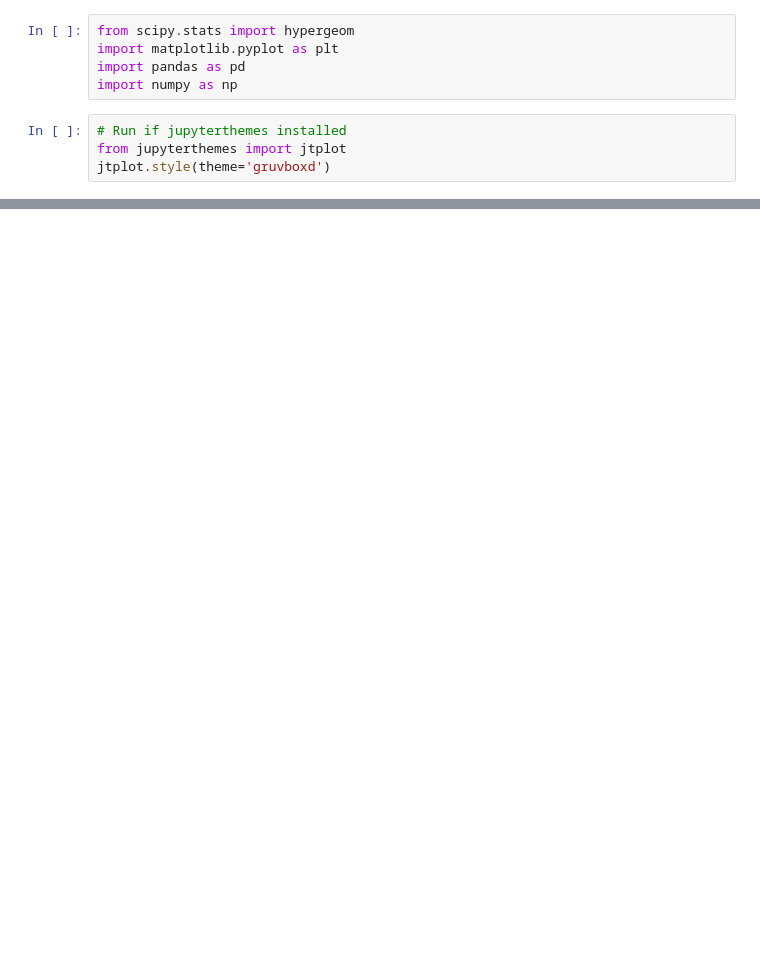
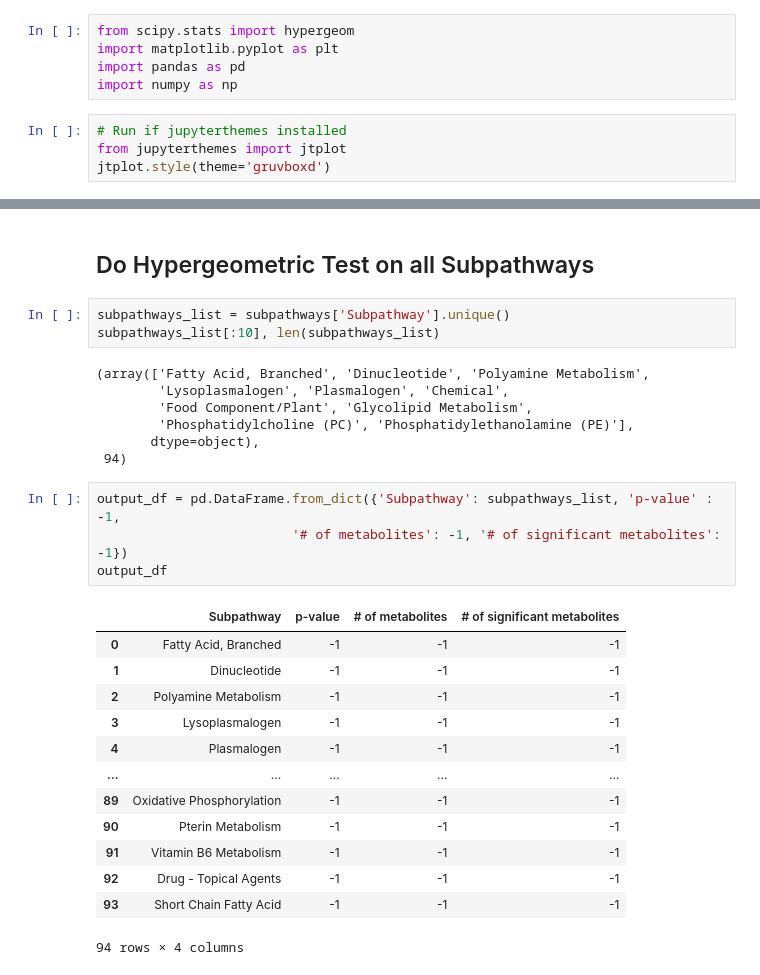
Before and after one commit to danielchang2002/FecalMetabolomics, a Jupyter notebook: notebooks/Hypergeometric.ipynb, the cells around one changed output, grey strips where cells are left out. Cells and saved outputs as stored; diff of their text form; blank space fills up the shorter version.

```diff
--- a/notebooks/Hypergeometric.ipynb
+++ b/notebooks/Hypergeometric.ipynb
@@ -39,0 +132,30 @@ df
+# %% [markdown]
+## Do Hypergeometric Test on all Subpathways
+# %%
+subpathways_list = subpathways['Subpathway'].unique()
+subpathways_list[:10], len(subpathways_list)
+# %% [output]
+(array(['Fatty Acid, Branched', 'Dinucleotide', 'Polyamine Metabolism',
+        'Lysoplasmalogen', 'Plasmalogen', 'Chemical',
+        'Food Component/Plant', 'Glycolipid Metabolism',
+        'Phosphatidylcholine (PC)', 'Phosphatidylethanolamine (PE)'],
+       dtype=object),
+ 94)
+# %%
+output_df = pd.DataFrame.from_dict({'Subpathway': subpathways_list, 'p-value' : -1,
+                         '# of metabolites': -1, '# of significant metabolites': -1})
+output_df
+# %% [output]
+|  | Subpathway | p-value | # of metabolites | # of significant metabolites |
+| 0 | Fatty Acid, Branched | -1 | -1 | -1 |
+| 1 | Dinucleotide | -1 | -1 | -1 |
+| 2 | Polyamine Metabolism | -1 | -1 | -1 |
+| 3 | Lysoplasmalogen | -1 | -1 | -1 |
+| 4 | Plasmalogen | -1 | -1 | -1 |
+| ... | ... | ... | ... | ... |
+| 89 | Oxidative Phosphorylation | -1 | -1 | -1 |
+| 90 | Pterin Metabolism | -1 | -1 | -1 |
+| 91 | Vitamin B6 Metabolism | -1 | -1 | -1 |
+| 92 | Drug - Topical Agents | -1 | -1 | -1 |
+| 93 | Short Chain Fatty Acid | -1 | -1 | -1 |
+94 rows × 4 columns
```
Also changed, not shown: parts of 14 cells of this notebook, 3 other files.
